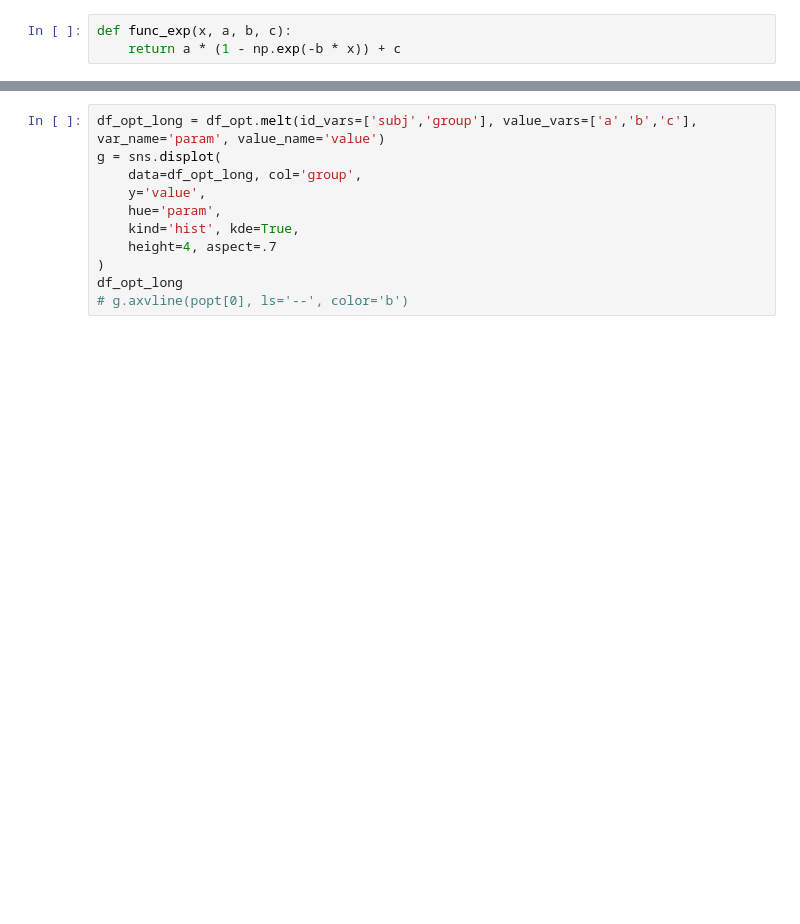
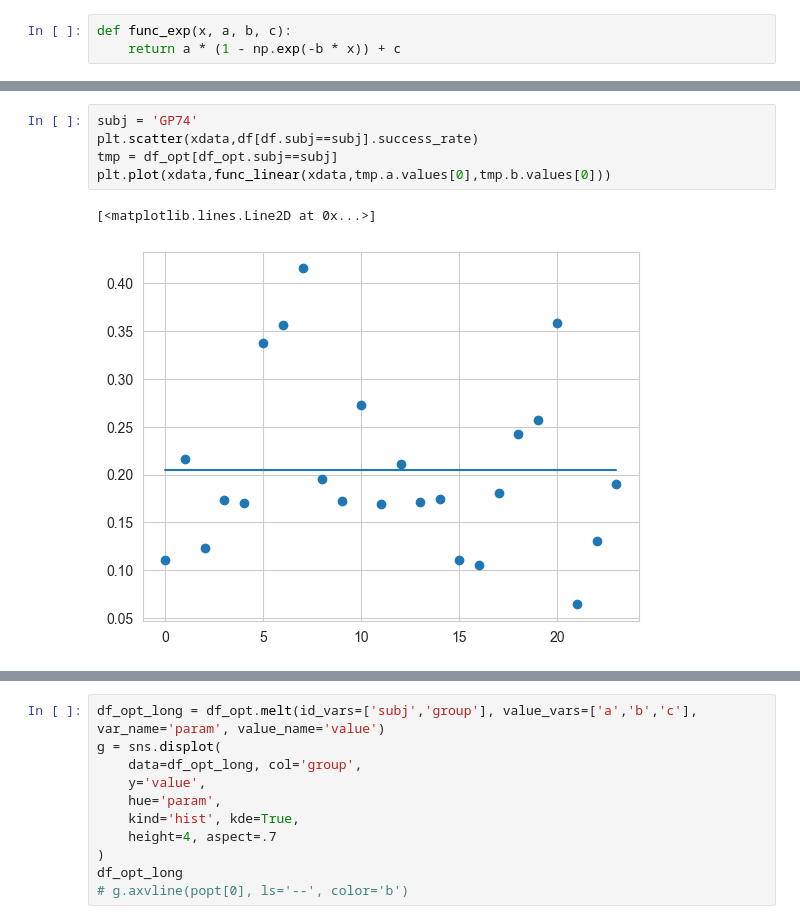
Before and after one commit to psb629/CommonLab, a Jupyter notebook: GP/scripts/LME.behavior.ipynb, the cells around one changed output, grey strips where cells are left out. Drawn from its saved outputs; the diff is of its cells as text; blank space fills up the shorter version.

```diff
--- a/GP/scripts/LME.behavior.ipynb
+++ b/GP/scripts/LME.behavior.ipynb
@@ -195,3 +204,11 @@ df_opt
+# %%
+subj = 'GP74'
+plt.scatter(xdata,df[df.subj==subj].success_rate)
+tmp = df_opt[df_opt.subj==subj]
+plt.plot(xdata,func_linear(xdata,tmp.a.values[0],tmp.b.values[0]))
+# %% [output]
+[<matplotlib.lines.Line2D at 0x...>]
+[figure, added]
 # %%
 import pingouin as pg
 
```
Also changed, not shown: parts of 3 cells of this notebook.
